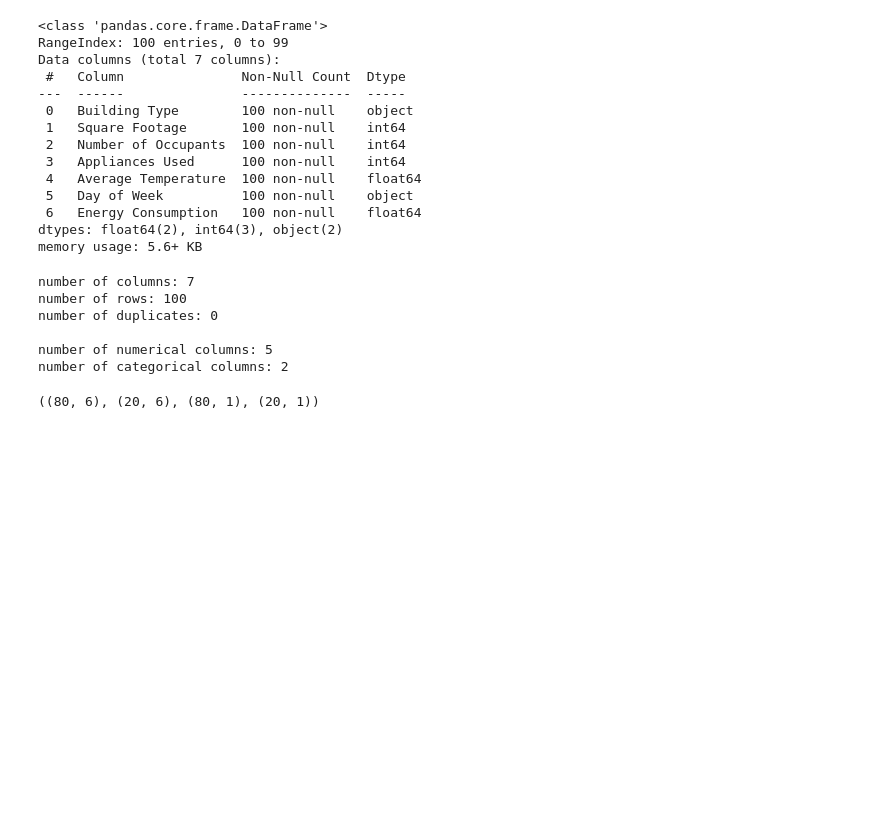
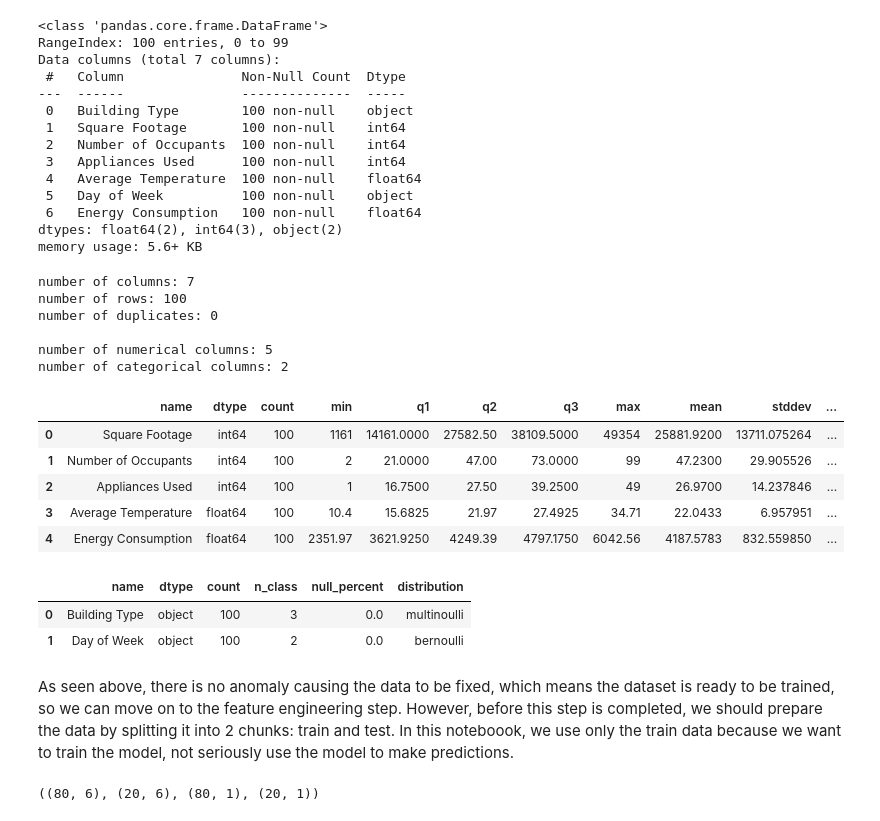
Before and after one commit to Komsan-Kongwongsupak/model-deployment, a Jupyter notebook: 00-preparation/notebook/train.ipynb, the cells around one changed output. Cells and saved outputs as stored; diff of their text form; code cells hidden in the pictures; blank space fills up the shorter version.

```diff
--- a/00-preparation/notebook/train.ipynb
+++ b/00-preparation/notebook/train.ipynb
@@ -46,4 +50,19 @@ number of duplicates: 0
 
 number of numerical columns: 5
 number of categorical columns: 2
+# %%
+report.df_numr # observe all numerical columns
+# %% [output]
+|  | name | dtype | count | min | q1 | q2 | q3 | max | mean | stddev | ... |
+| 0 | Square Footage | int64 | 100 | 1161 | 14161.0000 | 27582.50 | 38109.5000 | 49354 | 25881.9200 | 13711.075264 | ... |
+| 1 | Number of Occupants | int64 | 100 | 2 | 21.0000 | 47.00 | 73.0000 | 99 | 47.2300 | 29.905526 | ... |
+| 2 | Appliances Used | int64 | 100 | 1 | 16.7500 | 27.50 | 39.2500 | 49 | 26.9700 | 14.237846 | ... |
+| 3 | Average Temperature | float64 | 100 | 10.4 | 15.6825 | 21.97 | 27.4925 | 34.71 | 22.0433 | 6.957951 | ... |
+| 4 | Energy Consumption | float64 | 100 | 2351.97 | 3621.9250 | 4249.39 | 4797.1750 | 6042.56 | 4187.5783 | 832.559850 | ... |
+# %%
+report.df_catg # observe all categorical columns
+# %% [output]
+|  | name | dtype | count | n_class | null_percent | distribution |
+| 0 | Building Type | object | 100 | 3 | 0.0 | multinoulli |
+| 1 | Day of Week | object | 100 | 2 | 0.0 | bernoulli |
 # %%
@@ -51 +70,3 @@ number of categorical columns: 2
+# %% [markdown]
+As seen above, there is no anomaly causing the data to be fixed, which means the dataset is ready to be trained, so we can move on to the feature engineering step. However, before this step is completed, we should prepare the data by splitting it into 2 chunks: train and test. In this noteboook, we use only the train data because we want to train the model, not seriously use the model to make predictions.
 # %%
```
Also changed, not shown: parts of 21 cells of this notebook.
